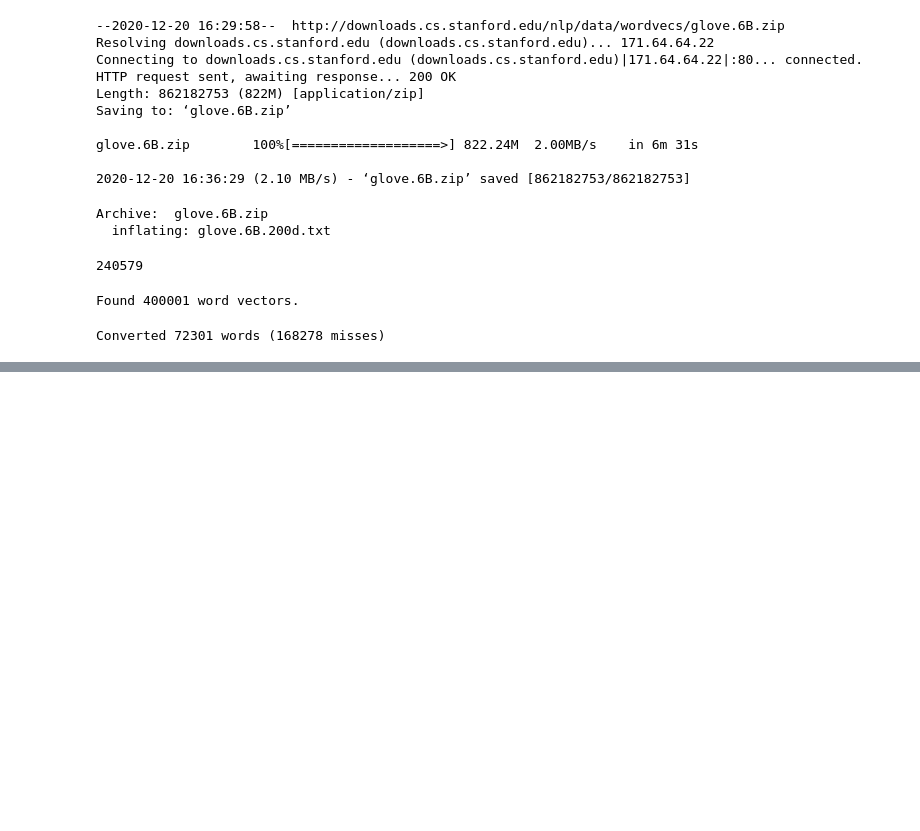
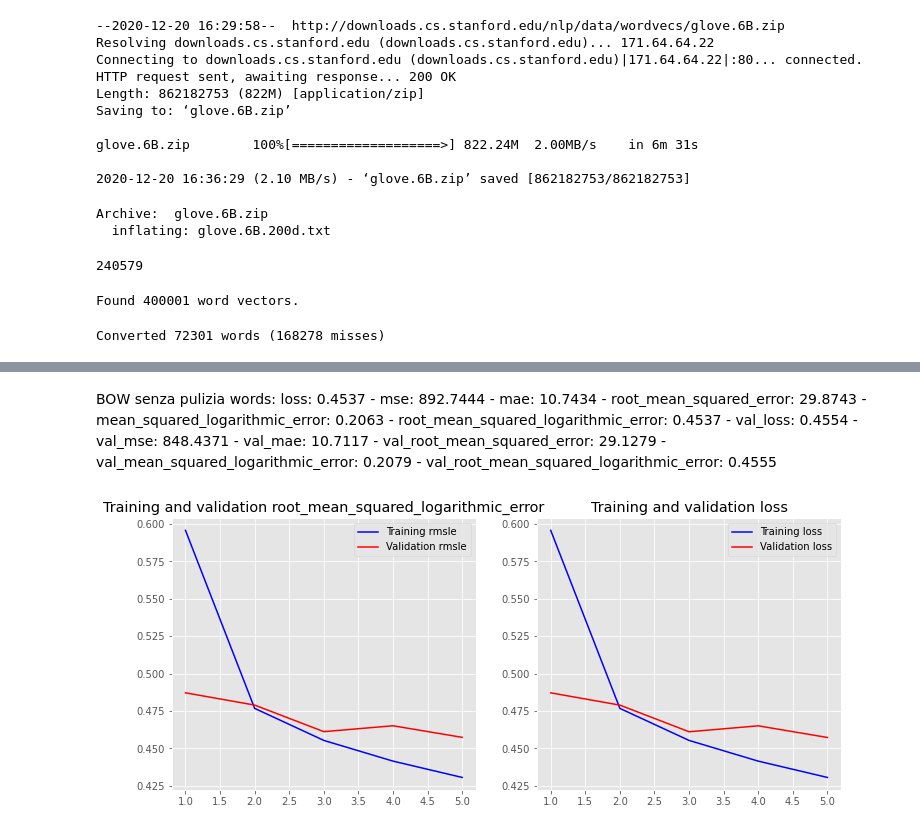
Before and after one commit to rpo19/MercariPriceSuggestionChallenge, a Jupyter notebook: MercariPrice1.ipynb, the cells around one changed output, grey strips where cells are left out. Saved outputs shown, nothing was run; the diff lists cells and outputs as text; code cells hidden in the pictures; blank space fills up the shorter version.

```diff
--- a/MercariPrice1.ipynb
+++ b/MercariPrice1.ipynb
@@ -859,0 +971,8 @@ histDf.plot(y=["loss", "val_loss"])
+# %%
+model.compile(loss = root_mean_squared_logarithmic_error, optimizer='adam', metrics=['mse', 'mae', tf.keras.metrics.RootMeanSquaredError(), 'mean_squared_logarithmic_error', root_mean_squared_logarithmic_error])
+# %%
+history = model.fit(x=[name_train, description_train, categorical_train.values], y=y_train,
+                    epochs=5,
+                    verbose=True,
+                    validation_data=([name_validation, description_validation, categorical_validation.values], y_validation),
+                    batch_size=512)
@@ -859,0 +990,29 @@ histDf.plot(y=["loss", "val_loss"])
+# %% [markdown]
+BOW senza pulizia words:
+loss: 0.4537 - mse: 892.7444 - mae: 10.7434 - root_mean_squared_error: 29.8743 - mean_squared_logarithmic_error: 0.2063 - root_mean_squared_logarithmic_error: 0.4537 - val_loss: 0.4554 - val_mse: 848.4371 - val_mae: 10.7117 - val_root_mean_squared_error: 29.1279 - val_mean_squared_logarithmic_error: 0.2079 - val_root_mean_squared_logarithmic_error: 0.4555
+# %%
+import matplotlib.pyplot as plt
+plt.style.use('ggplot')
+
+def plot_history(history):
+    rmsle = history.history['root_mean_squared_logarithmic_error']
+    val_rmsle = history.history['val_root_mean_squared_logarithmic_error']
+    loss = history.history['loss']
+    val_loss = history.history['val_loss']
+    x = range(1, len(rmsle) + 1)
+
+    plt.figure(figsize=(12, 5))
+    plt.subplot(1, 2, 1)
+    plt.plot(x, rmsle, 'b', label='Training rmsle')
+    plt.plot(x, val_rmsle, 'r', label='Validation rmsle')
+    plt.title('Training and validation root_mean_squared_logarithmic_error')
+    plt.legend()
+    plt.subplot(1, 2, 2)
+    plt.plot(x, loss, 'b', label='Training loss')
+    plt.plot(x, val_loss, 'r', label='Validation loss')
+    plt.title('Training and validation loss')
+    plt.legend()
+# %%
+plot_history(history)
+# %% [output]
+[figure, added]
```
Also changed, not shown: parts of 27 cells of this notebook.
